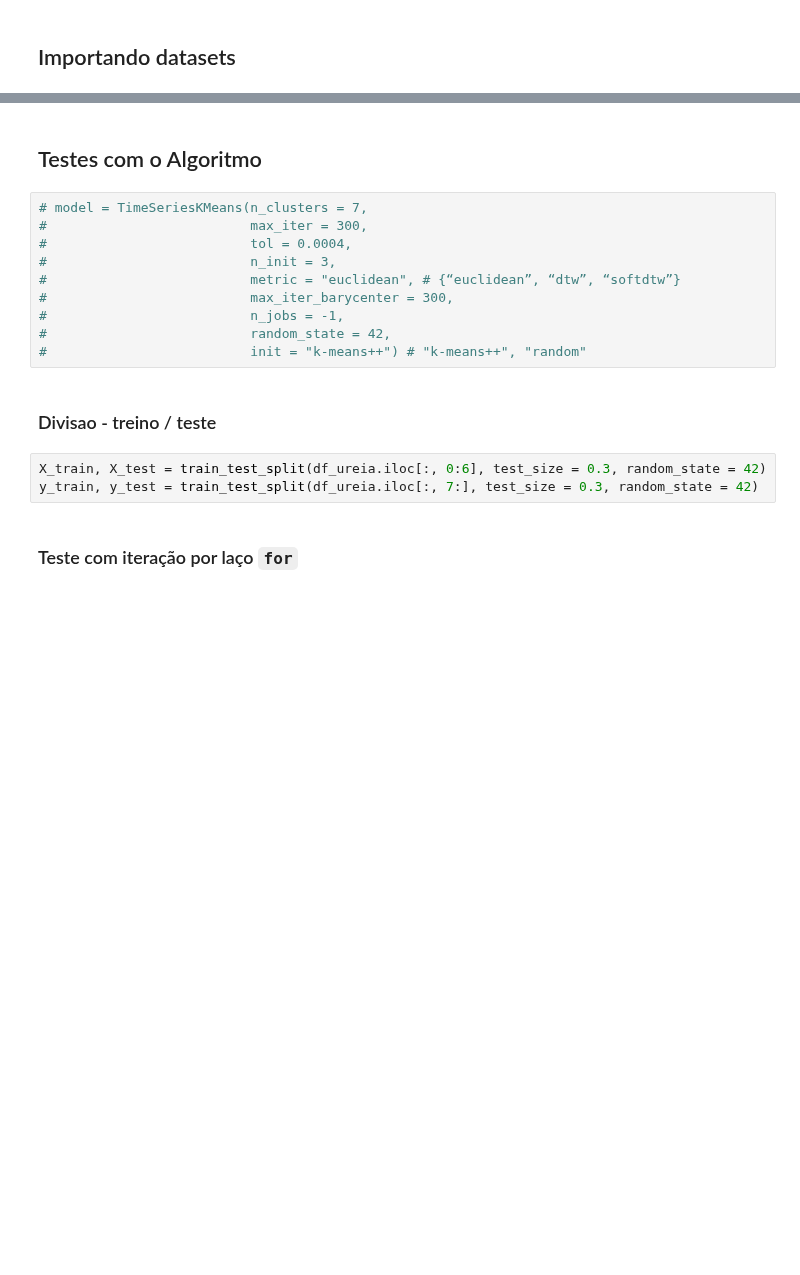
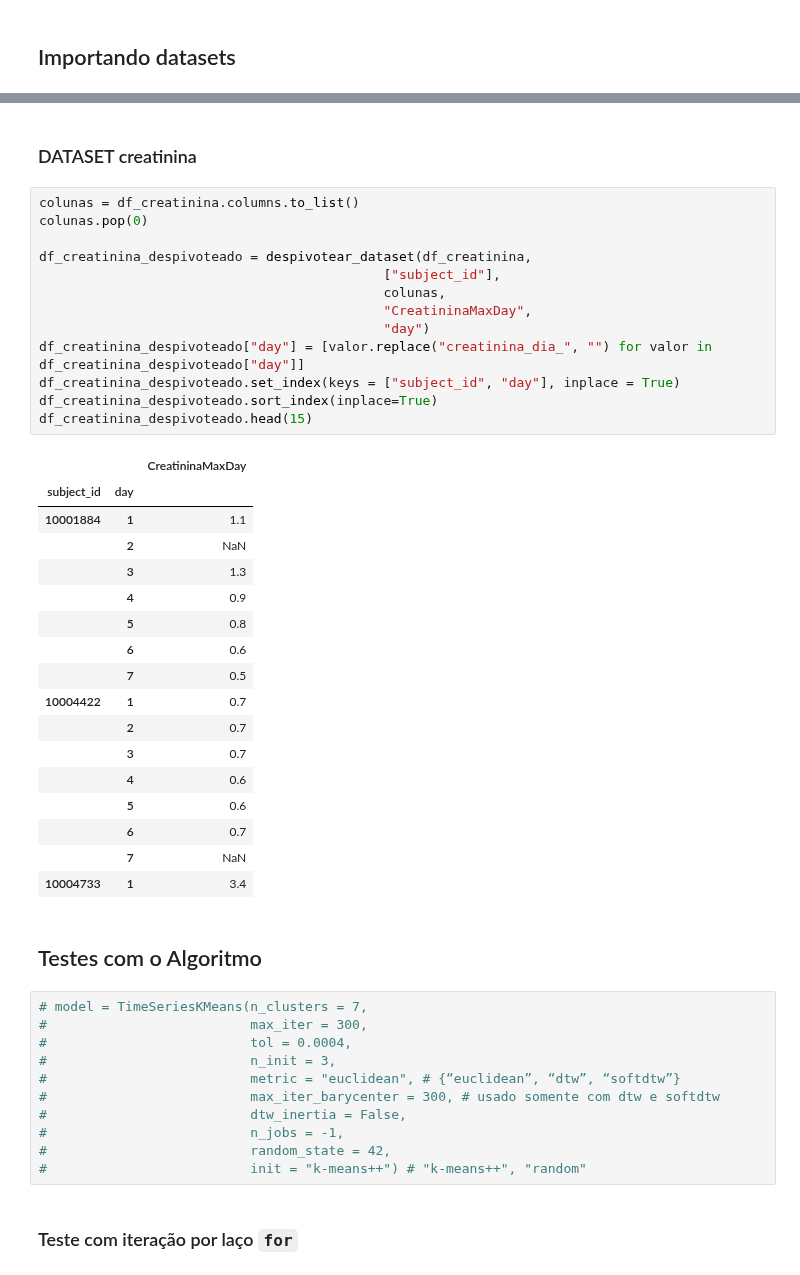
Before and after one commit to igorssant/TCC-Comparacao-de-Modelos-de-ML-nao-Supervisionados, a Jupyter notebook: src/kmeans_series_temporais.ipynb, the cells around one changed output, grey strips where cells are left out. Drawn from its saved outputs; the diff is of its cells as text; blank space fills up the shorter version.

```diff
--- a/src/kmeans_series_temporais.ipynb
+++ b/src/kmeans_series_temporais.ipynb
@@ -30,3 +69,36 @@ df_creatinina = pd.read_csv("../databases/processed/creatinina_pivoted.csv", sep
+# %% [markdown]
+### DATASET creatinina
+# %%
+colunas = df_creatinina.columns.to_list()
+colunas.pop(0)
+
+df_creatinina_despivoteado = despivotear_dataset(df_creatinina,
+                                            ["subject_id"],
+                                            colunas,
+                                            "CreatininaMaxDay",
+                                            "day")
+df_creatinina_despivoteado["day"] = [valor.replace("creatinina_dia_", "") for valor in df_creatinina_despivoteado["day"]]
+df_creatinina_despivoteado.set_index(keys = ["subject_id", "day"], inplace = True)
+df_creatinina_despivoteado.sort_index(inplace=True)
+df_creatinina_despivoteado.head(15)
+# %% [output]
+|  |  | CreatininaMaxDay |
+| subject_id | day |  |
+| 10001884 | 1 | 1.1 |
+|  | 2 | NaN |
+|  | 3 | 1.3 |
+|  | 4 | 0.9 |
+|  | 5 | 0.8 |
+|  | 6 | 0.6 |
+|  | 7 | 0.5 |
+| 10004422 | 1 | 0.7 |
+|  | 2 | 0.7 |
+|  | 3 | 0.7 |
+|  | 4 | 0.6 |
+|  | 5 | 0.6 |
+|  | 6 | 0.7 |
+|  | 7 | NaN |
+| 10004733 | 1 | 3.4 |
 # %% [markdown]
 ## Testes com o Algoritmo
 # %%
@@ -35,15 +107,11 @@ df_creatinina = pd.read_csv("../databases/processed/creatinina_pivoted.csv", sep
 #                          tol = 0.0004,
 #                          n_init = 3,
 #                          metric = "euclidean", # {“euclidean”, “dtw”, “softdtw”}
-#                          max_iter_barycenter = 300,
+#                          max_iter_barycenter = 300, # usado somente com dtw e softdtw
+#                          dtw_inertia = False,
 #                          n_jobs = -1,
 #                          random_state = 42,
 #                          init = "k-means++") # "k-means++", "random"
-# %% [markdown]
-### Divisao - treino / teste
-# %%
-X_train, X_test = train_test_split(df_ureia.iloc[:, 0:6], test_size = 0.3, random_state = 42)
-y_train, y_test = train_test_split(df_ureia.iloc[:, 7:], test_size = 0.3, random_state = 42)
 # %% [markdown]
 ### Teste com iteração por laço `for`
 # %%
```
Also changed, not shown: parts of 7 cells of this notebook, 1 other file.
